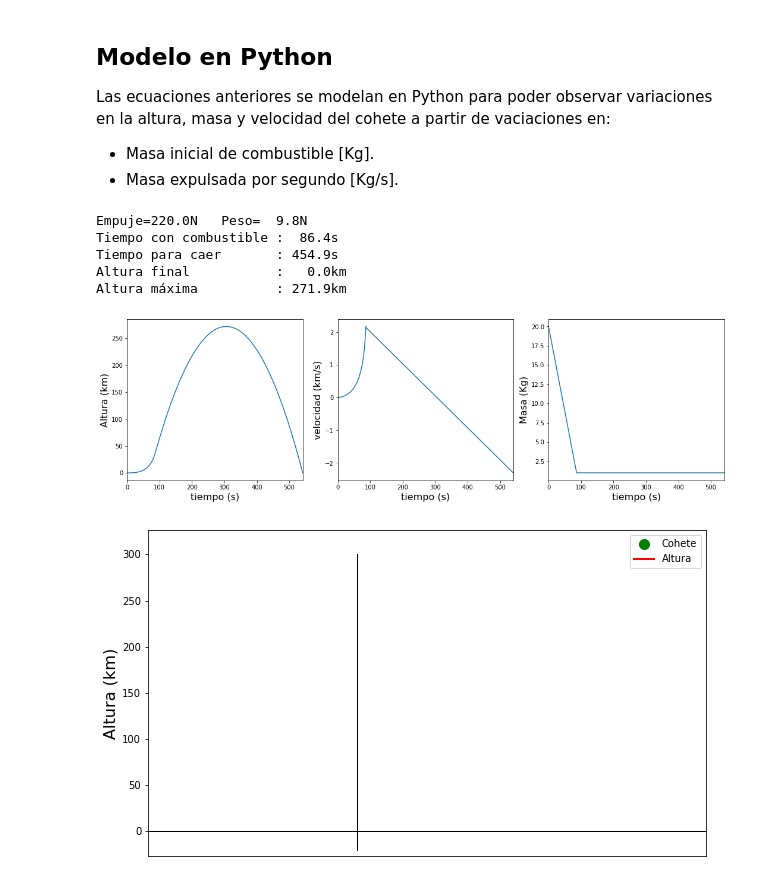
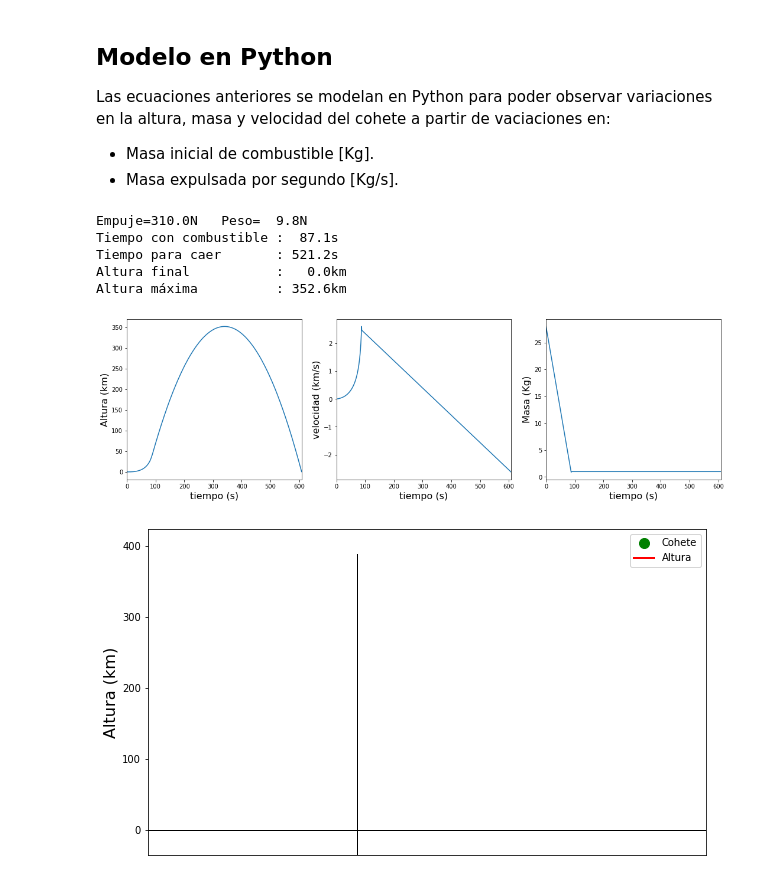
Before and after one commit to FerneyOAmaya/Competencias-Digitales, a Jupyter notebook: Cohete.ipynb, the cells around one changed output. Cells and saved outputs as stored; diff of their text form; code cells hidden in the pictures.

```diff
--- a/Cohete.ipynb
+++ b/Cohete.ipynb
@@ -45,19 +45,18 @@ Las ecuaciones anteriores se modelan en Python para poder observar variaciones e
 import numpy as np
 import matplotlib.pyplot as plt
 
-#Entrada
 Masa_util = '1 kg'  #@param {type: "string"}
-Masa_combustible  = 19  #@param {type: "slider", min: 1, max: 50}
-Masa_expulsada = 0.22  #@param {type: "slider", min: 0.01, max: 1,step:0.01}
+Masa_combustible  = 27  #@param {type: "slider", min: 1, max: 50}
+Masa_expulsada = 0.31  #@param {type: "slider", min: 0.01, max: 1,step:0.01}
 
 Du = Masa_expulsada    #[Kg/s] Masa expulsada/segundo   0.1
 mutil = 1              #[Kg]   Masa carga útil
 mt = Masa_combustible + mutil #[Kg]   Masa inicial total   3
 
-tpaso_a = 100     #[ms]   Tiempo de paso animación
+tpaso_a = 100
 tpaso = 5
 angulo = 0
-uu = 1000         #[m/s]  Velocidad salida de gases
+uu = 1000
 
 D = Du
 u = uu
@@ -66,23 +65,19 @@ y0 = 0
 v0 = 0
 g0 = 9.8
 
-#Tiempo con combustible
 tc = (m0 - mutil)/D
 
-#Tiempo para caer
-m = m0 - D*tc    #masa en el tiempo t
+m = m0 - D*tc
 vc = v0 - g0*tc + u*np.log(m0/m)
 yc = y0 + v0*tc - 0.5*g0*tc*tc + u*tc*np.log(m0) + (u/D)*(m*np.log(m)+D*tc-m0*np.log(m0))
 tcae = (vc + np.sqrt(vc*vc + 2*g0*yc))/g0
 yf = yc + vc*tcae - 0.5*g0*tcae*tcae
 
-#Con combustible
 ti = np.arange(0,tc+0.5,0.5)
-m = m0 - D*ti    #masa en el tiempo t
+m = m0 - D*ti
 vi = v0 - g0*ti + u*np.log(m0/m)
 yi = y0 + v0*ti - 0.5*g0*ti*ti + u*ti*np.log(m0) + (u/D)*(m*np.log(m)+D*ti-m0*np.log(m0))
 
-#Sin combustible
 mv = m
 m0 = mutil
 m = mutil
@@ -93,7 +88,6 @@ td = np.arange(0.5,tcae+0.5,0.5)
 vd = v0 - g0*td
 yd = y0 + v0*td - 0.5*g0*td*td
 
-#Altura máxima
 tamax = v0/g0
 ymax = y0 + v0*tamax - 0.5*g0*tamax*tamax
 
@@ -105,21 +99,17 @@ mtem = mutil*np.ones((len(td),))
 m = np.concatenate((mv, mtem), axis=0)
 # %%
 #@title Resultados:
-#Empuje Vs Peso
 print('Empuje={:3.1f}N   Peso={:5.1f}N'.format(u*D,m0*g0))
-#Tiempo con combustible
 print('Tiempo con combustible : {:>5.1f}s'.format(tc))
-#Tiempo para caer
 print('Tiempo para caer       : {:>5.1f}s'.format(tcae))
 print('Altura final           : {:>5.1f}km'.format(yf))
-#Altura máxima
 print('Altura máxima          : {:>5.1f}km'.format(ymax/1000))
 # %% [output]
-Empuje=220.0N   Peso=  9.8N
-Tiempo con combustible :  86.4s
-Tiempo para caer       : 454.9s
+Empuje=310.0N   Peso=  9.8N
+Tiempo con combustible :  87.1s
+Tiempo para caer       : 521.2s
 Altura final           :   0.0km
-Altura máxima          : 271.9km
+Altura máxima          : 352.6km
 # %%
 #@title Gráficas
 fig, ax = plt.subplots(1,3,figsize=(18,5))
@@ -137,39 +127,36 @@ ax[2].set_xlabel('tiempo (s)', fontsize=16)
 ax[2].set_ylabel('Masa (Kg)', fontsize=16)
 fig.show()
 # %% [output]
-[figure, old version]
+[figure, new version]
 # %%
 #@title Figura de base
-# create a figure and axes
 fig, ax = plt.subplots(figsize=(10, 6))
-# set up the subplots as needed
 ax.set_xlim((0, 2))
 ax.set_ylim((-0.1*ymax/1000, ymax*1.2/1000))
 ax.set_ylabel('Altura (km)', fontsize=16)
 ax.get_xaxis().set_visible(False)
 
-# create objects that will change in the animation. These are
-# initially empty, and will be given new values for each frame
-# in the animation.
 txt_title = ax.set_title('')
 pt1, = ax.plot([], [], 'g.', ms=20)
 pt2, = ax.plot([], [], 'r', lw=2, ms=20)
 pt3, = ax.plot([], [], 'b--', lw=1)
 
+ax.set_ylim((-0.1*ymax/1000, ymax*1.2/1000))
+
 xpta = np.arange(0,2+0.1,0.1)
 ypta = np.zeros((len(xpta),1))
 ax.plot(xpta,ypta,'k',lw=1)
-ypta = np.arange(-20,300+1,1)
+ypta = np.arange(-0.1*ymax/1000,ymax*1.2/1000,ymax/1000/10)
 xpta = 0.75*np.ones((len(ypta),1))
 ax.plot(xpta,ypta,'k',lw=1)
 
 txan1 = ax.annotate('', xy=(0, 0))
 txan1.set_animated(True)
 txan2 = ax.annotate('', xy=(0, 0))
 txan2.set_animated(True)
 ax.legend(['Cohete','Altura']);
 # %% [output]
-[figure, old version]
+[figure, new version]
 # %%
 #@title Video
 D = Du
```
Also changed, not shown: parts of 5 cells of this notebook.
